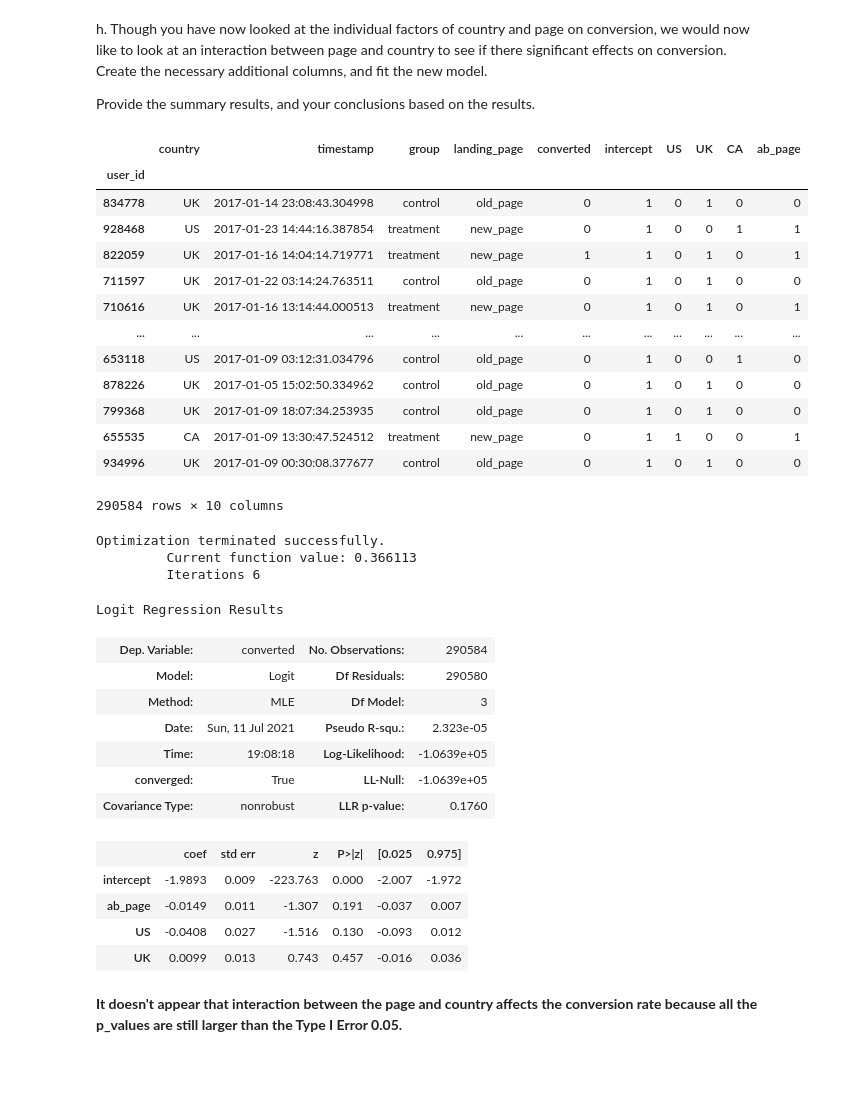
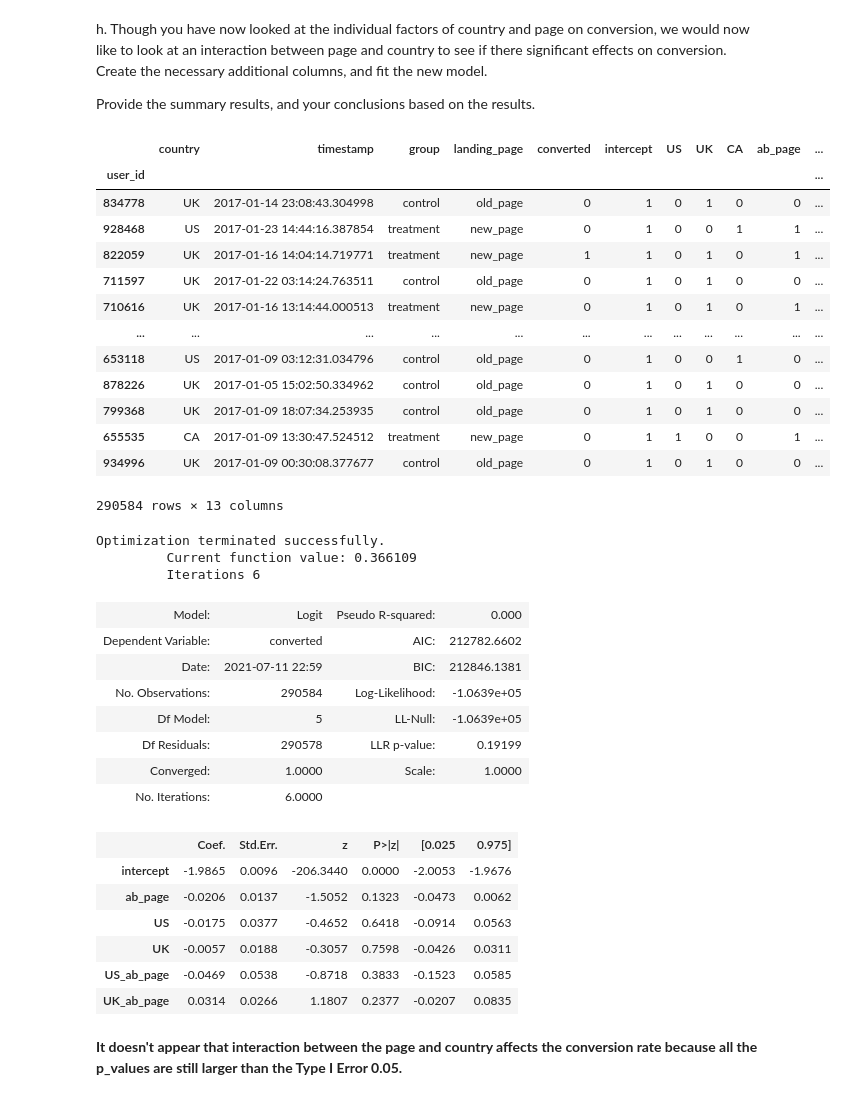
Before and after one commit to AmalAljabri/Analyze-A-B-Test-Results, a Jupyter notebook: Analyze_A_B_Test_Results.ipynb, the cells around one changed output. Drawn from its saved outputs; the diff is of its cells as text; code cells hidden in the pictures; blank space fills up the shorter version.

```diff
--- a/Analyze_A_B_Test_Results.ipynb
+++ b/Analyze_A_B_Test_Results.ipynb
@@ -503,43 +503,48 @@ h. Though you have now looked at the individual factors of country and page on c
 Provide the summary results, and your conclusions based on the results.
 # %%
 df_new['ab_page'] = pd.get_dummies(df_new['group'])['treatment']
+df_new['US_ab_page'] = df_new['US'] * df_new['ab_page']
+df_new['UK_ab_page'] = df_new['UK'] * df_new['ab_page']
+df_new['CA_ab_page'] = df_new['CA'] * df_new['ab_page']
 df_new
 # %% [output]
-|  | country | timestamp | group | landing_page | converted | intercept | US | UK | CA | ab_page |
-| user_id |  |  |  |  |  |  |  |  |  |  |
-| 834778 | UK | 2017-01-14 23:08:43.304998 | control | old_page | 0 | 1 | 0 | 1 | 0 | 0 |
-| 928468 | US | 2017-01-23 14:44:16.387854 | treatment | new_page | 0 | 1 | 0 | 0 | 1 | 1 |
-| 822059 | UK | 2017-01-16 14:04:14.719771 | treatment | new_page | 1 | 1 | 0 | 1 | 0 | 1 |
-| 711597 | UK | 2017-01-22 03:14:24.763511 | control | old_page | 0 | 1 | 0 | 1 | 0 | 0 |
-| 710616 | UK | 2017-01-16 13:14:44.000513 | treatment | new_page | 0 | 1 | 0 | 1 | 0 | 1 |
-| ... | ... | ... | ... | ... | ... | ... | ... | ... | ... | ... |
-| 653118 | US | 2017-01-09 03:12:31.034796 | control | old_page | 0 | 1 | 0 | 0 | 1 | 0 |
-| 878226 | UK | 2017-01-05 15:02:50.334962 | control | old_page | 0 | 1 | 0 | 1 | 0 | 0 |
-| 799368 | UK | 2017-01-09 18:07:34.253935 | control | old_page | 0 | 1 | 0 | 1 | 0 | 0 |
-| 655535 | CA | 2017-01-09 13:30:47.524512 | treatment | new_page | 0 | 1 | 1 | 0 | 0 | 1 |
-| 934996 | UK | 2017-01-09 00:30:08.377677 | control | old_page | 0 | 1 | 0 | 1 | 0 | 0 |
+|  | country | timestamp | group | landing_page | converted | intercept | US | UK | CA | ab_page | ... |
+| user_id |  |  |  |  |  |  |  |  |  |  | ... |
+| 834778 | UK | 2017-01-14 23:08:43.304998 | control | old_page | 0 | 1 | 0 | 1 | 0 | 0 | ... |
+| 928468 | US | 2017-01-23 14:44:16.387854 | treatment | new_page | 0 | 1 | 0 | 0 | 1 | 1 | ... |
+| 822059 | UK | 2017-01-16 14:04:14.719771 | treatment | new_page | 1 | 1 | 0 | 1 | 0 | 1 | ... |
+| 711597 | UK | 2017-01-22 03:14:24.763511 | control | old_page | 0 | 1 | 0 | 1 | 0 | 0 | ... |
+| 710616 | UK | 2017-01-16 13:14:44.000513 | treatment | new_page | 0 | 1 | 0 | 1 | 0 | 1 | ... |
+| ... | ... | ... | ... | ... | ... | ... | ... | ... | ... | ... | ... |
+| 653118 | US | 2017-01-09 03:12:31.034796 | control | old_page | 0 | 1 | 0 | 0 | 1 | 0 | ... |
+| 878226 | UK | 2017-01-05 15:02:50.334962 | control | old_page | 0 | 1 | 0 | 1 | 0 | 0 | ... |
+| 799368 | UK | 2017-01-09 18:07:34.253935 | control | old_page | 0 | 1 | 0 | 1 | 0 | 0 | ... |
+| 655535 | CA | 2017-01-09 13:30:47.524512 | treatment | new_page | 0 | 1 | 1 | 0 | 0 | 1 | ... |
+| 934996 | UK | 2017-01-09 00:30:08.377677 | control | old_page | 0 | 1 | 0 | 1 | 0 | 0 | ... |
-290584 rows × 10 columns
+290584 rows × 13 columns
 # %%
 ### Fit Your Linear Model And Obtain the Results
-logit = sm.Logit(df_new['converted'],df_new[['intercept','ab_page', 'US', 'UK']])
+logit = sm.Logit(df_new['converted'],df_new[['intercept','ab_page', 'US', 'UK', 'US_ab_page', 'UK_ab_page']])
 results = logit.fit()
-results.summary()
+results.summary2()
 # %% [output]
 Optimization terminated successfully.
-         Current function value: 0.366113
+         Current function value: 0.366109
          Iterations 6
-Logit Regression Results
-| Dep. Variable: | converted | No. Observations: | 290584 |
-| Model: | Logit | Df Residuals: | 290580 |
-| Method: | MLE | Df Model: | 3 |
-| Date: | Sun, 11 Jul 2021 | Pseudo R-squ.: | 2.323e-05 |
-| Time: | 19:08:18 | Log-Likelihood: | -1.0639e+05 |
-| converged: | True | LL-Null: | -1.0639e+05 |
-| Covariance Type: | nonrobust | LLR p-value: | 0.1760 |
+| Model: | Logit | Pseudo R-squared: | 0.000 |
+| Dependent Variable: | converted | AIC: | 212782.6602 |
+| Date: | 2021-07-11 22:59 | BIC: | 212846.1381 |
+| No. Observations: | 290584 | Log-Likelihood: | -1.0639e+05 |
+| Df Model: | 5 | LL-Null: | -1.0639e+05 |
+| Df Residuals: | 290578 | LLR p-value: | 0.19199 |
+| Converged: | 1.0000 | Scale: | 1.0000 |
+| No. Iterations: | 6.0000 |  |  |
-|  | coef | std err | z | P>|z| | [0.025 | 0.975] |
-| intercept | -1.9893 | 0.009 | -223.763 | 0.000 | -2.007 | -1.972 |
-| ab_page | -0.0149 | 0.011 | -1.307 | 0.191 | -0.037 | 0.007 |
-| US | -0.0408 | 0.027 | -1.516 | 0.130 | -0.093 | 0.012 |
-| UK | 0.0099 | 0.013 | 0.743 | 0.457 | -0.016 | 0.036 |
+|  | Coef. | Std.Err. | z | P>|z| | [0.025 | 0.975] |
+| intercept | -1.9865 | 0.0096 | -206.3440 | 0.0000 | -2.0053 | -1.9676 |
+| ab_page | -0.0206 | 0.0137 | -1.5052 | 0.1323 | -0.0473 | 0.0062 |
+| US | -0.0175 | 0.0377 | -0.4652 | 0.6418 | -0.0914 | 0.0563 |
+| UK | -0.0057 | 0.0188 | -0.3057 | 0.7598 | -0.0426 | 0.0311 |
+| US_ab_page | -0.0469 | 0.0538 | -0.8718 | 0.3833 | -0.1523 | 0.0585 |
+| UK_ab_page | 0.0314 | 0.0266 | 1.1807 | 0.2377 | -0.0207 | 0.0835 |
 # %% [markdown]
 **It doesn't appear that interaction between the page and country affects the conversion rate because all the p_values are still larger than the Type I Error 0.05.**
```
Also changed, not shown: parts of 9 cells of this notebook, 2 other files.
